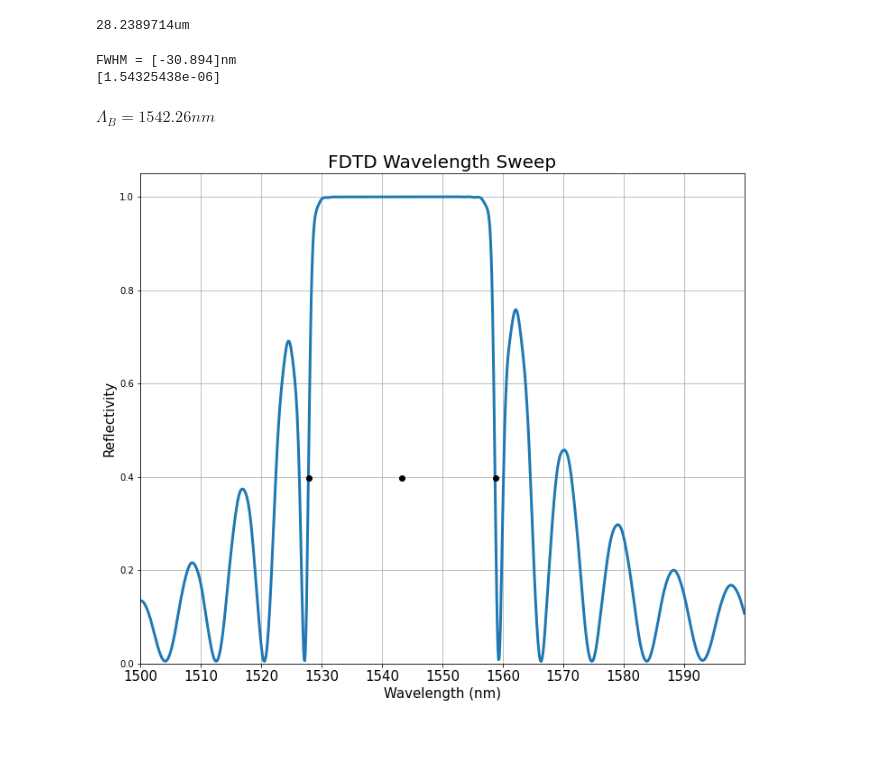
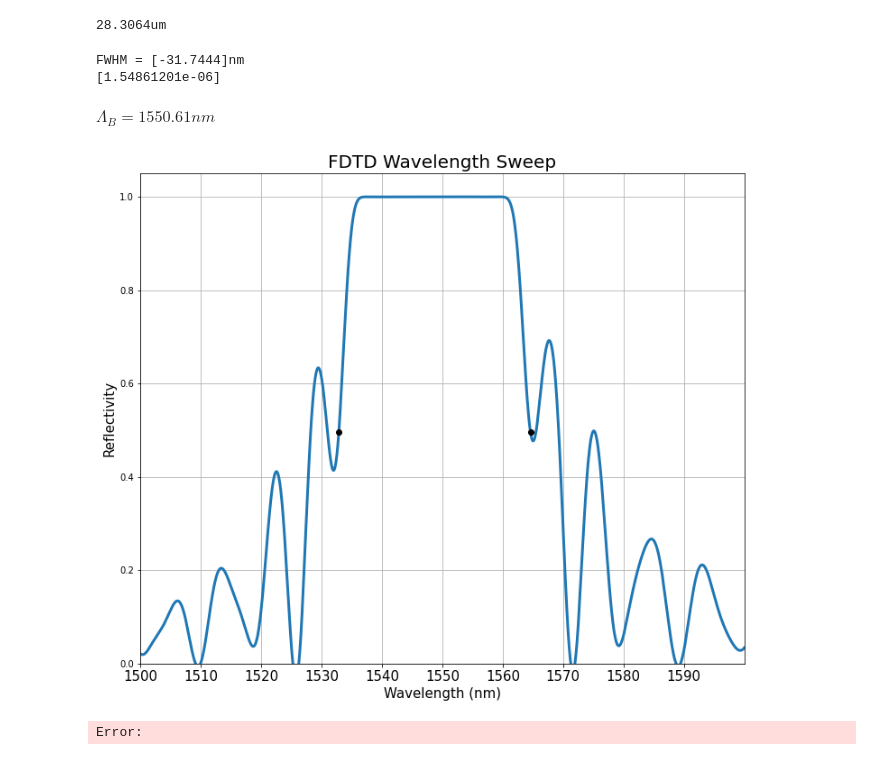
Before and after one commit to Leoopessoa/Bragg_Grating, a Jupyter notebook: Simulation/BraggAssembly.ipynb, the cells around one changed output. Saved outputs shown, nothing was run; the diff lists cells and outputs as text; code cells hidden in the pictures.

Commit message:
FDTD Update 1.5

```diff
--- a/Simulation/BraggAssembly.ipynb
+++ b/Simulation/BraggAssembly.ipynb
@@ -16,18 +16,18 @@ from scipy.signal import find_peaks
 ###############################################################
 #LINUX PATH
 
-sys.path.append("/opt/lumerical/v221/api/python") #Default linux lumapi path
-import lumapi
-sys.path.append(os.path.dirname('/media/leonardo/datam02/Ring Resonator - Leonardo Pessôa/Ring-Resonator/Tutorial/')) #Current directory
+# sys.path.append("/opt/lumerical/v221/api/python") #Default linux lumapi path
+# import lumapi
+# sys.path.append(os.path.dirname('/media/leonardo/datam02/Ring Resonator - Leonardo Pessôa/Ring-Resonator/Tutorial/')) #Current directory
 
 ###############################################################
 # WINDOWS PATH
 
-# spec_win = importlib.util.spec_from_file_location('lumapi', 'C:\\Program Files\\Lumerical\\v202\\api\\python\\lumapi.py')
-# lumapi = importlib.util.module_from_spec(spec_win)
-# os.add_dll_directory("C:/Program Files/Lumerical/v202/api/python")
-# sys.path.append(os.path.dirname('D:/AAAAAAAArquivos/Facul/Capacitação/GitHub/BraggGrating'))
-# spec_win.loader.exec_module(lumapi)
+spec_win = importlib.util.spec_from_file_location('lumapi', 'C:\\Program Files\\Lumerical\\v202\\api\\python\\lumapi.py')
+lumapi = importlib.util.module_from_spec(spec_win)
+os.add_dll_directory("C:/Program Files/Lumerical/v202/api/python")
+sys.path.append(os.path.dirname('D:/AAAAAAAArquivos/Facul/Capacitação/GitHub/BraggGrating'))
+spec_win.loader.exec_module(lumapi)
 
 def fwhm(band, reflection, dB):
     from scipy.signal import find_peaks
@@ -67,9 +65,9 @@ LumApiError: 'appOpen error: \n Failed to start messaging, check licenses...'
 # %%
 # Simulation on EME
 
-dw = 26e-9
-N = 95
-gratingPeriod = 344.3777e-9
+dw = 24e-9
+N = 82
+gratingPeriod = 345.2e-9
 aux = 0
 
 fdtd.switchtolayout()
@@ -90,6 +88,7 @@ fdtd.set({
 for i in range(N):
     fdtd.unselectall()
     fdtd.addrect()
+    fdtd.addtogroup("bigger_grating")
     fdtd.set({
         'x max'    : gratingPeriod/2 + aux,
         'x min'    : 0 + aux,
@@ -102,6 +101,7 @@ for i in range(N):
     })
     fdtd.unselectall()
     fdtd.addrect()
+    fdtd.addtogroup("smaller_grating")
     fdtd.set({
         'x max'    : gratingPeriod + aux,
         'x min'    : gratingPeriod/2 + aux,
@@ -190,37 +188,38 @@ fdtd.set()
 # %%
 print(str(gratingPeriod*N*1e6) + 'um')
 # %% [output]
-28.2389714um
+28.3064um
 # %%
 fdtd.run()
 # %%
-result = fdtd.getresult('FDTD::ports::port 1', 'T')
+result = fdtd.getresult('power', 'T')
+T = abs(np.transpose(result['T']))**2
 wavelength = result['lambda']
-T = abs(np.transpose(result['T']))**2
-
 r = 1 - T
 # %%
 figure1 = plt.figure(figsize=(12,10))
+#plt.plot(wavelength*1e9, r1, linewidth = 3, label = 'r1')
 plt.plot(wavelength*1e9, r, linewidth = 3)
 plt.grid()
 plt.xlim(1500,1600)
 plt.ylim(0,1.05)
 plt.title('FDTD Wavelength Sweep', size = 20)
 plt.xlabel('Wavelength (nm)', size = '15')
 plt.ylabel('Reflectivity', size = '15')
 a, min, max = fwhm(wavelength, r, False)
 plt.plot(wavelength[min]*1e9, a, 'o',color='black')
 plt.plot(wavelength[max]*1e9, a, 'o',color='black')
-#plt.plot([wavelength[min]*1e9,wavelength[max]*1e9],[r, r],linestyle='--', color = 'black')
 plt.xticks(np.arange(1500,1600,step=10), size = '15')
-plt.savefig('FDTD_Wavelength_Sweep')
-aux = int((max + min)/2)
-plt.plot(wavelength[aux]*1e9, a, 'o',color='black')
+#plt.savefig('FDTD_Wavelength_Sweep')
+aux = int((min+max)/2)
 print(wavelength[aux])
+#plt.legend()
+
 peak, pd = find_peaks(r)
 display(Math('$\Lambda_B = %5.2f nm' %(wavelength[peak[np.argmax(r[peak])]][0]*1e9)))
 # %% [output]
-FWHM = [-30.894]nm
-[1.54325438e-06]
+FWHM = [-31.7444]nm
+[1.54861201e-06]
-$\displaystyle \Lambda_B = 1542.26 nm$
+$\displaystyle \Lambda_B = 1550.61 nm$
-[figure, old version]
+[figure, new version]
+Error:
```
Also changed, not shown: parts of 3 cells of this notebook, 11 other files.
